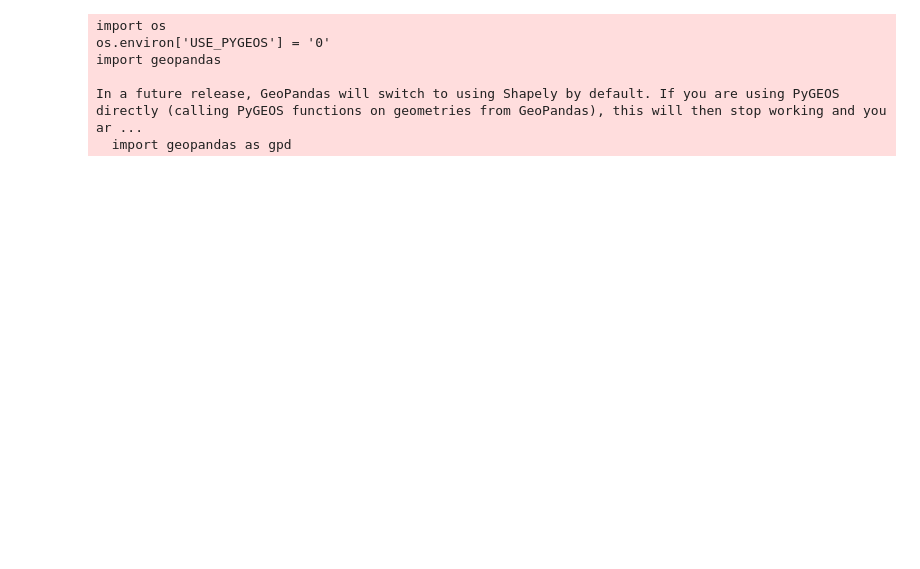
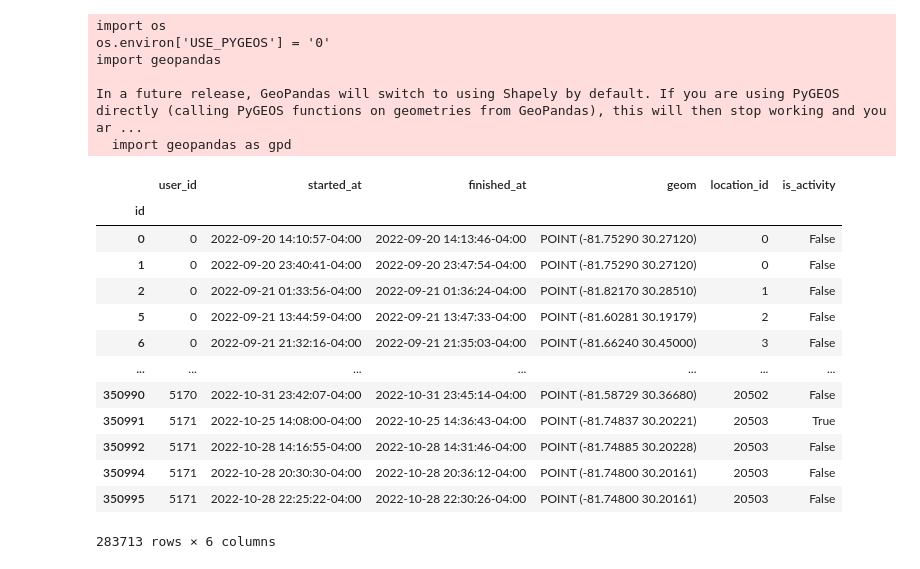
Before and after one commit to superoctober1213/GPS-Data-Travel-Survey, a Jupyter notebook: trip_inference.ipynb, the cells around one changed output. Cells and saved outputs as stored; diff of their text form; code cells hidden in the pictures; blank space fills up the shorter version.

```diff
--- a/trip_inference.ipynb
+++ b/trip_inference.ipynb
@@ -10,3 +10,6 @@ import geopandas
 
 In a future release, GeoPandas will switch to using Shapely by default. If you are using PyGEOS directly (calling PyGEOS functions on geometries from GeoPandas), this will then stop working and you ar ...
   import geopandas as gpd
+# %%
+# Generate locations from the staypoints.
+new_sp, locs = ti.preprocessing.staypoints.generate_locations(staypoints=sp, method='dbscan', epsilon=100, num_samples=3, agg_level='user')
@@ -13 +22,18 @@ In a future release, GeoPandas will switch to using Shapely by default. If you a
+# %%
+activity_sp
+# %% [output]
+|  | user_id | started_at | finished_at | geom | location_id | is_activity |
+| id |  |  |  |  |  |  |
+| 0 | 0 | 2022-09-20 14:10:57-04:00 | 2022-09-20 14:13:46-04:00 | POINT (-81.75290 30.27120) | 0 | False |
+| 1 | 0 | 2022-09-20 23:40:41-04:00 | 2022-09-20 23:47:54-04:00 | POINT (-81.75290 30.27120) | 0 | False |
+| 2 | 0 | 2022-09-21 01:33:56-04:00 | 2022-09-21 01:36:24-04:00 | POINT (-81.82170 30.28510) | 1 | False |
+| 5 | 0 | 2022-09-21 13:44:59-04:00 | 2022-09-21 13:47:33-04:00 | POINT (-81.60281 30.19179) | 2 | False |
+| 6 | 0 | 2022-09-21 21:32:16-04:00 | 2022-09-21 21:35:03-04:00 | POINT (-81.66240 30.45000) | 3 | False |
+| ... | ... | ... | ... | ... | ... | ... |
+| 350990 | 5170 | 2022-10-31 23:42:07-04:00 | 2022-10-31 23:45:14-04:00 | POINT (-81.58729 30.36680) | 20502 | False |
+| 350991 | 5171 | 2022-10-25 14:08:00-04:00 | 2022-10-25 14:36:43-04:00 | POINT (-81.74837 30.20221) | 20503 | True |
+| 350992 | 5171 | 2022-10-28 14:16:55-04:00 | 2022-10-28 14:31:46-04:00 | POINT (-81.74885 30.20228) | 20503 | False |
+| 350994 | 5171 | 2022-10-28 20:30:30-04:00 | 2022-10-28 20:36:12-04:00 | POINT (-81.74800 30.20161) | 20503 | False |
+| 350995 | 5171 | 2022-10-28 22:25:22-04:00 | 2022-10-28 22:30:26-04:00 | POINT (-81.74800 30.20161) | 20503 | False |
+283713 rows × 6 columns
 # %%
```
Also changed, not shown: parts of 7 cells of this notebook.
